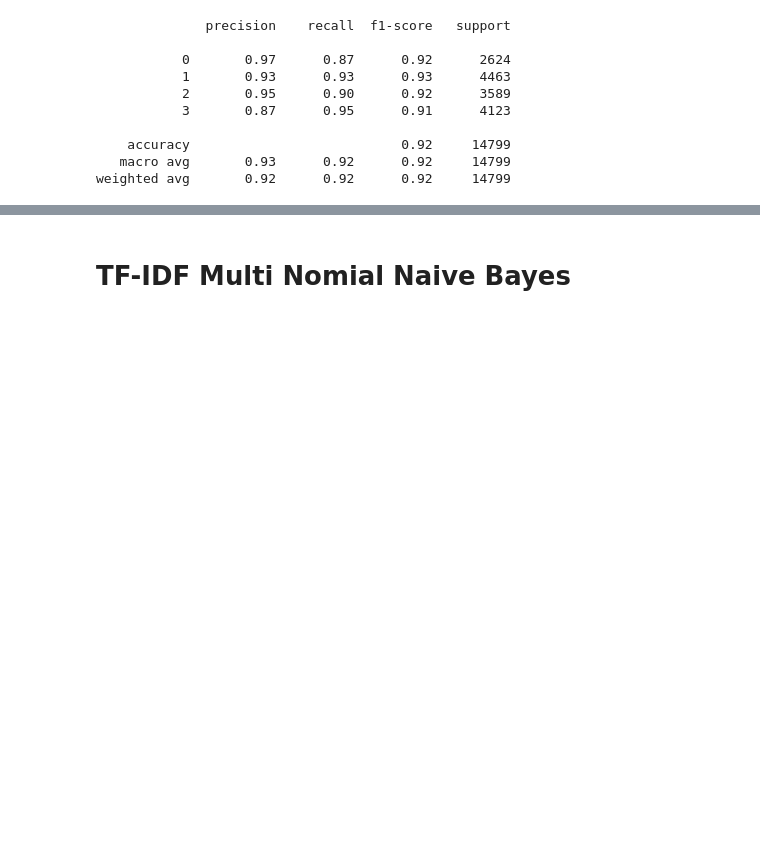
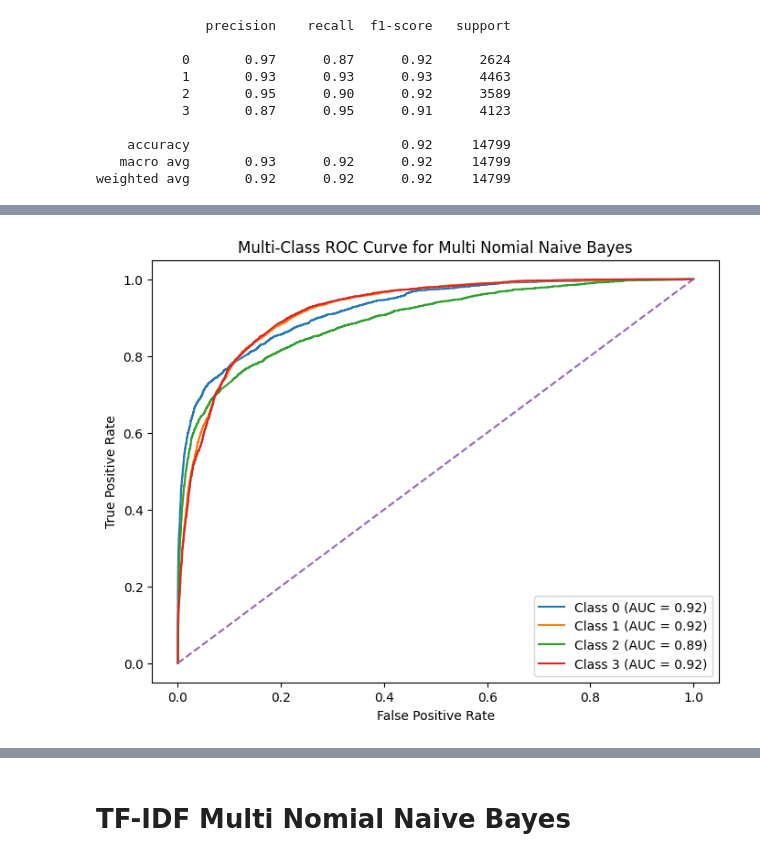
Before and after one commit to Prajwal-Luitel/Twitter-Sentiment-Analysis, a Jupyter notebook: Twitter_Sentiment_Analysis.ipynb, the cells around one changed output, grey strips where cells are left out. Cells and saved outputs as stored; diff of their text form; code cells hidden in the pictures; blank space fills up the shorter version.

```diff
--- a/Twitter_Sentiment_Analysis.ipynb
+++ b/Twitter_Sentiment_Analysis.ipynb
@@ -347,0 +384,4 @@ weighted avg       0.92      0.92      0.92     14799
+# %%
+display_ROC(y_test, y_prob, multinomial_nb_count.classes_, title="Multi Nomial Naive Bayes")
+# %% [output]
+[figure, added]
```
Also changed, not shown: parts of 31 cells of this notebook.
